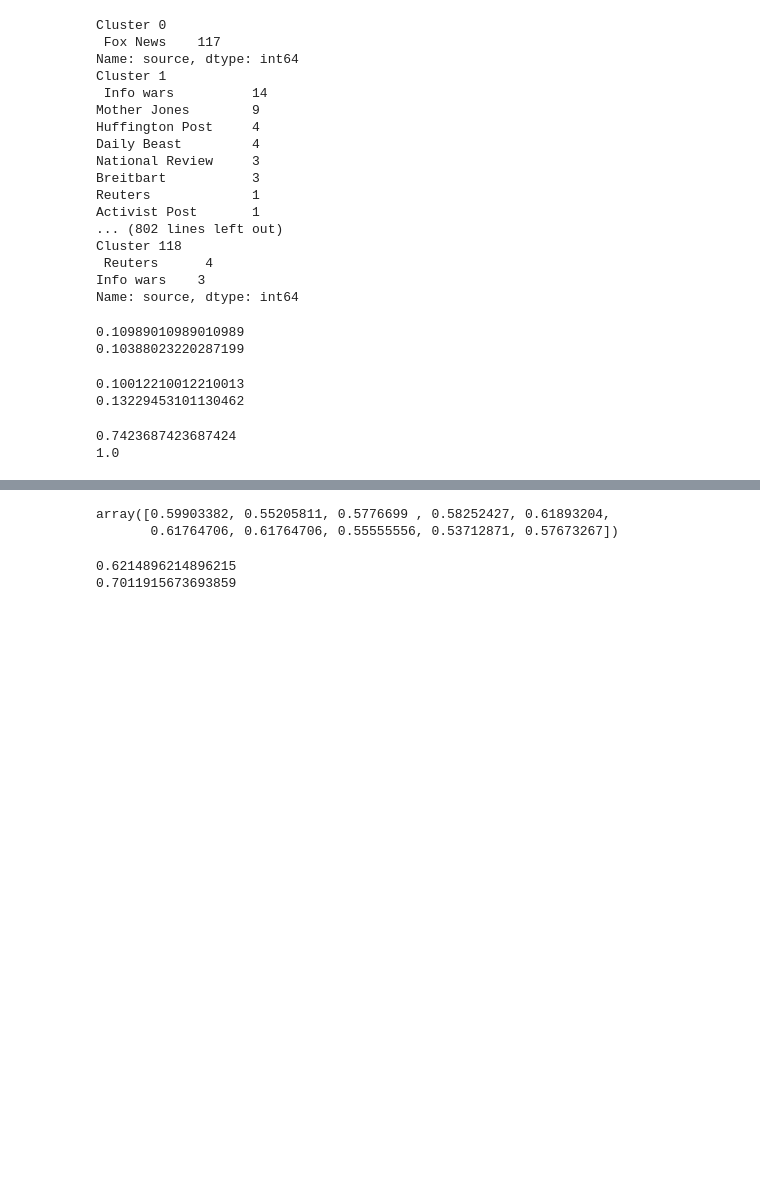
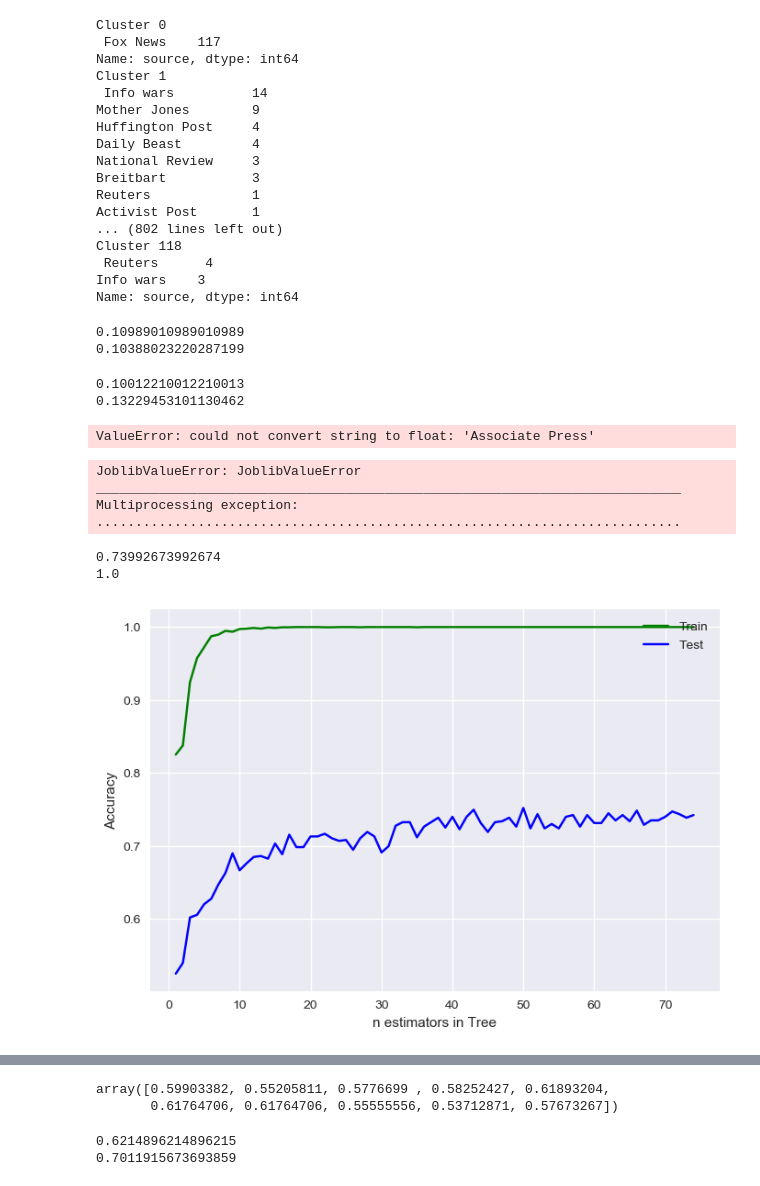
Before and after one commit to Zingo3245/Predicting_the_Source_of_News_Articles, a Jupyter notebook: Fit_LSA.ipynb, the cells around one changed output, grey strips where cells are left out. Drawn from its saved outputs; the diff is of its cells as text; code cells hidden in the pictures; blank space fills up the shorter version.

Commit message:
In which our hero finished cleaning and checked parameters.

```diff
--- a/Fit_LSA.ipynb
+++ b/Fit_LSA.ipynb
@@ -306,11 +306,47 @@ rf2 = pickle.load(open("pickle_files/rf2.pkl", "rb" ))
 dt = pickle.load(open("pickle_files/dt.pkl", "rb" ))
 # %%
 bc = pickle.load(open("pickle_files/bc.pkl", "rb" ))
+# %%
+model = RandomForestClassifier()
+parameters = {'n_estimators': [5,10,15,20,25], 'max_depth': [5,10,15,20,25], 'min_samples_split': [2, 4, 6, 8], 'bootstrap': [True, False]}
+grid = GridSearchCV(model,parameters, cv=5, scoring='neg_mean_absolute_error', n_jobs=1)
+grid.fit(X_train, y_train)
+# %% [output]
+ValueError: could not convert string to float: 'Associate Press'
+# %%
+from sklearn.model_selection import RandomizedSearchCV
+parameters = {'n_estimators': [5,10,15,20,25], 'max_depth': [5,10,15,20,25], 'min_samples_split': [2, 4, 6, 8], 'bootstrap': [True, False]}
+model = RandomForestClassifier()
+randcv = RandomizedSearchCV(model, parameters, scoring='neg_mean_absolute_error', n_jobs=-1)
+randcv.fit(X_train, y_train)
+# %% [output]
+JoblibValueError: JoblibValueError
+___________________________________________________________________________
+Multiprocessing exception:
+...........................................................................
 # %%
-rf2 = RandomForestClassifier(n_estimators=50)#, max_depth=15)
+rf2 = RandomForestClassifier(n_estimators=50)#, max_depth=36)
 rf2.fit(X_train, y_train)
 print(rf2.score(X_test, y_test))
 print(rf2.score(X_train, y_train))
 # %% [output]
-0.7423687423687424
+0.73992673992674
 1.0
+# %%
+train_score = []
+test_score = []
+
+for depth in range(1, 75):
+    rf2 = RandomForestClassifier(n_estimators=depth)
+    rf2.fit(X_train, y_train)
+    train_score.append(rf2.score(X_train, y_train))
+    test_score.append(rf2.score(X_test, y_test))
+
+plt.figure(dpi=100)
+plt.plot(range(1, 75), train_score, 'g', label="Train")
+plt.plot(range(1, 75), test_score, 'b', label="Test")
+plt.legend(loc='upper right')
+plt.xlabel("n estimators in Tree")
+plt.ylabel("Accuracy");
+# %% [output]
+[figure, added]
```
Also changed, not shown: parts of 5 cells of this notebook, 1 other file.
